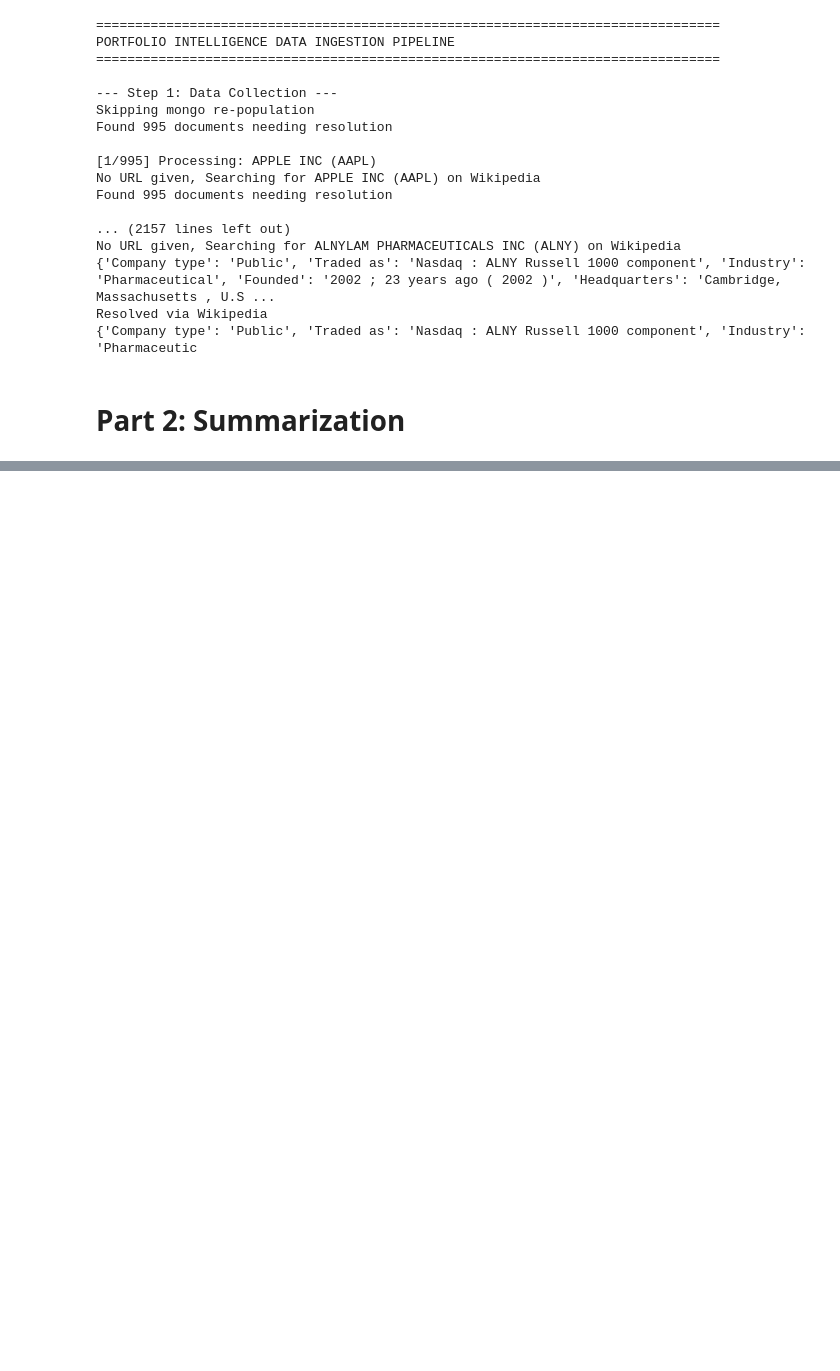
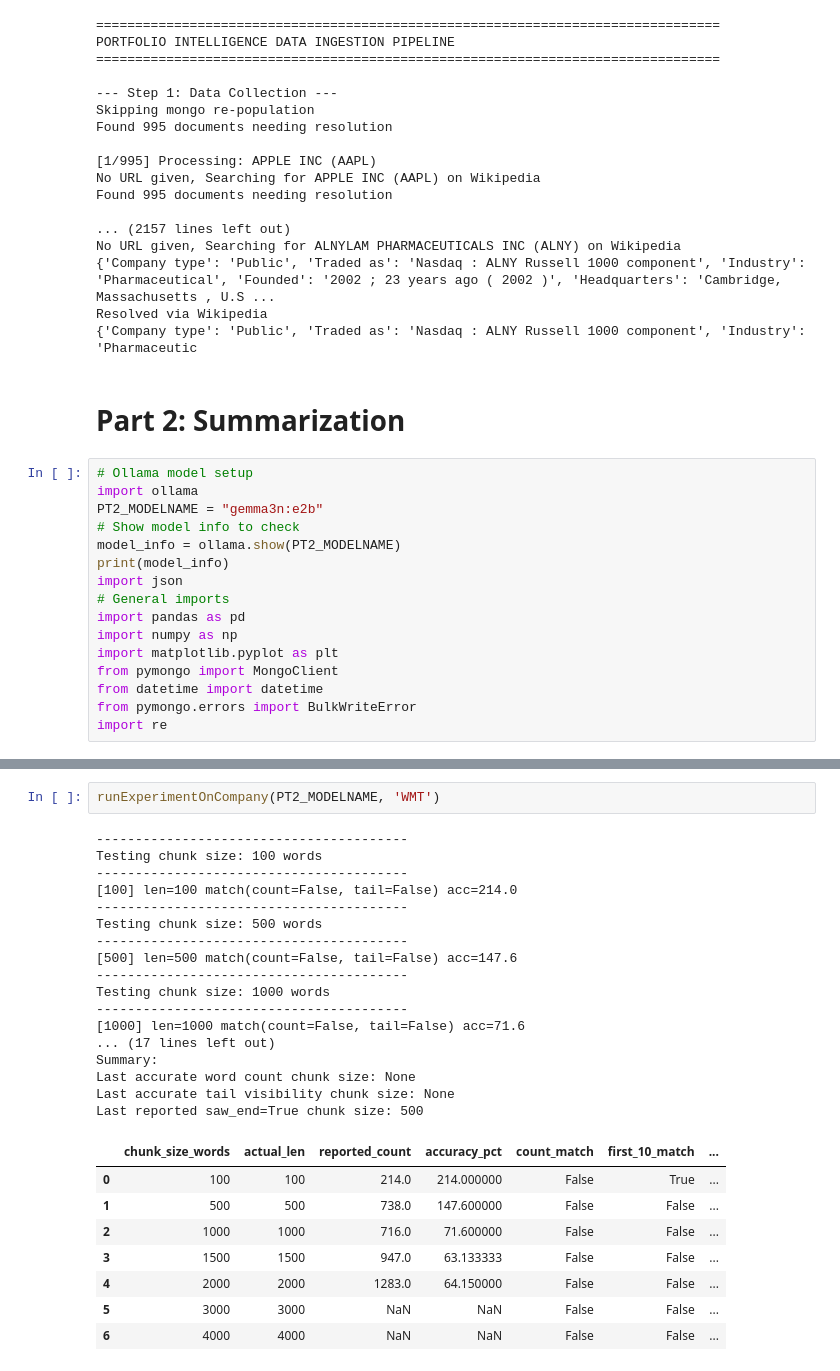
Before and after one commit to ZakariyyaScavotto/BIA660-Project3, a Jupyter notebook: Team_Rocket_Advanced_Portfolio_Intelligence_Through_Semantic_Analysis_at_Low_Risk_Capital_Management.ipynb, the cells around one changed output, grey strips where cells are left out. Drawn from its saved outputs; the diff is of its cells as text; blank space fills up the shorter version.

```diff
--- a/Team_Rocket_Advanced_Portfolio_Intelligence_Through_Semantic_Analysis_at_Low_Risk_Capital_Management.ipynb
+++ b/Team_Rocket_Advanced_Portfolio_Intelligence_Through_Semantic_Analysis_at_Low_Risk_Capital_Management.ipynb
@@ -2409,3 +2409,19 @@ Resolved via Wikipedia
 {'Company type': 'Public', 'Traded as': 'Nasdaq : ALNY Russell 1000 component', 'Industry': 'Pharmaceutic
 # %% [markdown]
 # Part 2: Summarization
+# %%
+# Ollama model setup
+import ollama
+PT2_MODELNAME = "gemma3n:e2b"
+# Show model info to check
+model_info = ollama.show(PT2_MODELNAME)
+print(model_info)
+import json
+# General imports
+import pandas as pd
+import numpy as np
+import matplotlib.pyplot as plt
+from pymongo import MongoClient
+from datetime import datetime
+from pymongo.errors import BulkWriteError
+import re
@@ -2411,0 +2554,28 @@ Resolved via Wikipedia
+# %%
+runExperimentOnCompany(PT2_MODELNAME, 'WMT')
+# %% [output]
+----------------------------------------
+Testing chunk size: 100 words
+----------------------------------------
+[100] len=100 match(count=False, tail=False) acc=214.0
+----------------------------------------
+Testing chunk size: 500 words
+----------------------------------------
+[500] len=500 match(count=False, tail=False) acc=147.6
+----------------------------------------
+Testing chunk size: 1000 words
+----------------------------------------
+[1000] len=1000 match(count=False, tail=False) acc=71.6
+... (17 lines left out)
+Summary:
+Last accurate word count chunk size: None
+Last accurate tail visibility chunk size: None
+Last reported saw_end=True chunk size: 500
+|  | chunk_size_words | actual_len | reported_count | accuracy_pct | count_match | first_10_match | ... |
+| 0 | 100 | 100 | 214.0 | 214.000000 | False | True | ... |
+| 1 | 500 | 500 | 738.0 | 147.600000 | False | False | ... |
+| 2 | 1000 | 1000 | 716.0 | 71.600000 | False | False | ... |
+| 3 | 1500 | 1500 | 947.0 | 63.133333 | False | False | ... |
+| 4 | 2000 | 2000 | 1283.0 | 64.150000 | False | False | ... |
+| 5 | 3000 | 3000 | NaN | NaN | False | False | ... |
+| 6 | 4000 | 4000 | NaN | NaN | False | False | ... |
```
Also changed, not shown: parts of 6 cells of this notebook.
